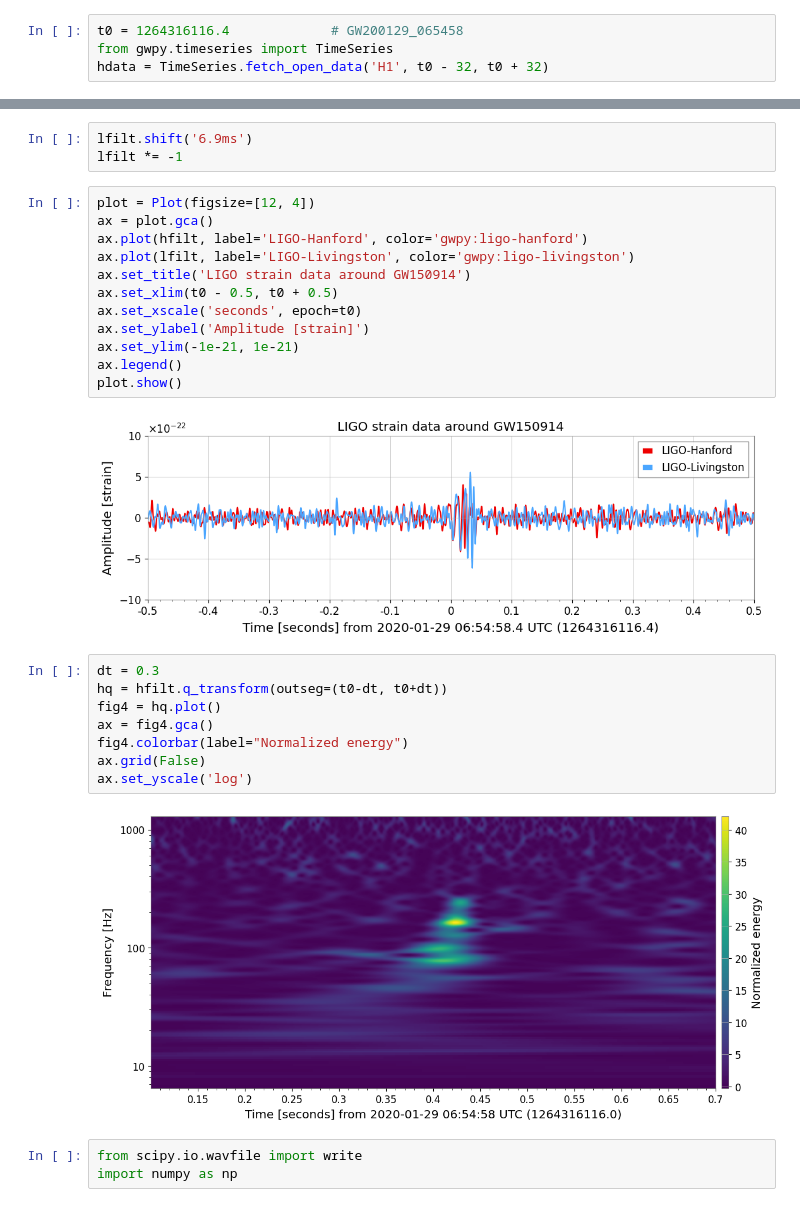
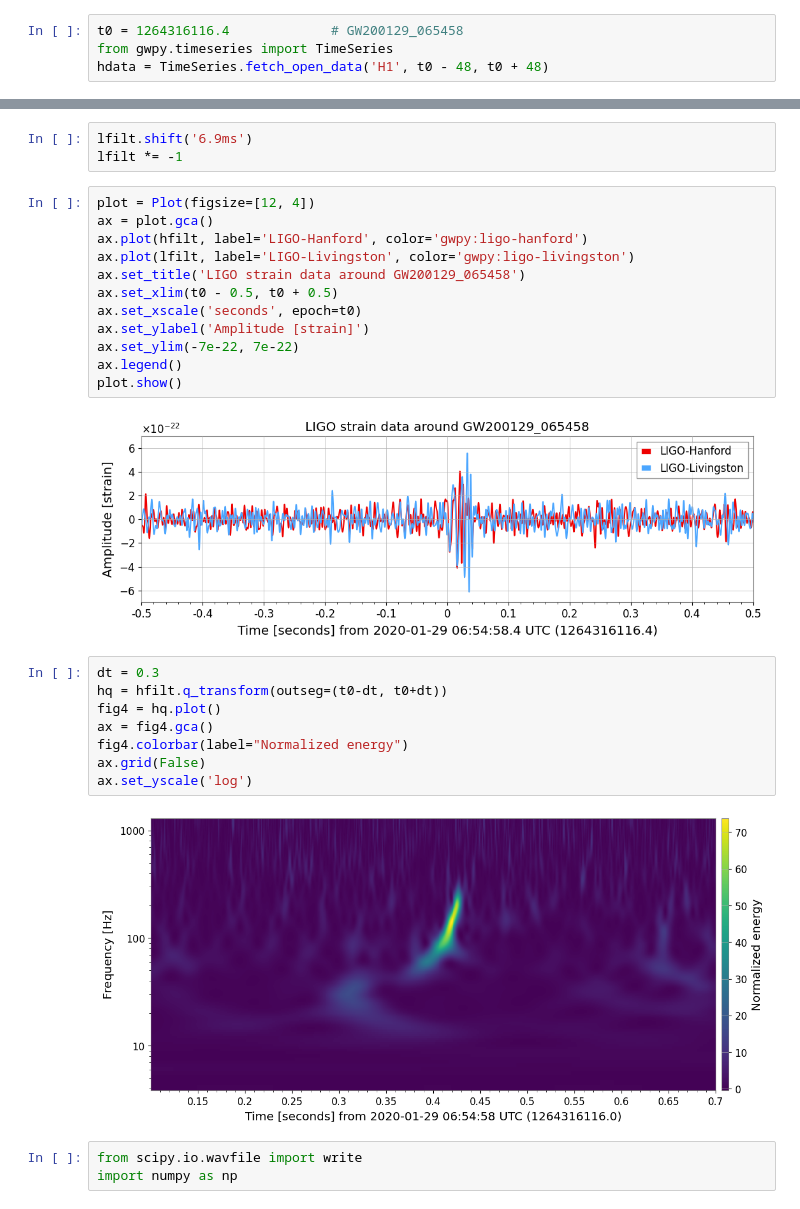
Before and after one commit to kAi3345/Astron, a Jupyter notebook: Untitled4.ipynb, the cells around one changed output, grey strips where cells are left out. Cells and saved outputs as stored; diff of their text form.

```diff
--- a/Untitled4.ipynb
+++ b/Untitled4.ipynb
@@ -23,7 +23,7 @@ Successfully installed dqsegdb2-1.2.1 gwdatafind-1.1.3 gwosc-0.7.1 gwpy-3.0.7 ig
 # %%
 t0 = 1264316116.4             # GW200129_065458
 from gwpy.timeseries import TimeSeries
-hdata = TimeSeries.fetch_open_data('H1', t0 - 32, t0 + 32)
+hdata = TimeSeries.fetch_open_data('H1', t0 - 48, t0 + 48)
 # %%
 import matplotlib.pyplot as plt
 
@@ -94,17 +94,17 @@ lfilt *= -1
 # %%
 plot = Plot(figsize=[12, 4])
 ax = plot.gca()
 ax.plot(hfilt, label='LIGO-Hanford', color='gwpy:ligo-hanford')
 ax.plot(lfilt, label='LIGO-Livingston', color='gwpy:ligo-livingston')
-ax.set_title('LIGO strain data around GW150914')
+ax.set_title('LIGO strain data around GW200129_065458')
 ax.set_xlim(t0 - 0.5, t0 + 0.5)
 ax.set_xscale('seconds', epoch=t0)
 ax.set_ylabel('Amplitude [strain]')
-ax.set_ylim(-1e-21, 1e-21)
+ax.set_ylim(-7e-22, 7e-22)
 ax.legend()
 plot.show()
 # %% [output]
-[figure, old version]
+[figure, new version]
 # %%
 dt = 0.3
 hq = hfilt.q_transform(outseg=(t0-dt, t0+dt))
@@ -114,7 +114,7 @@ fig4.colorbar(label="Normalized energy")
 ax.grid(False)
 ax.set_yscale('log')
 # %% [output]
-[figure, old version]
+[figure, new version]
 # %%
 from scipy.io.wavfile import write
 import numpy as np
```
Also changed, not shown: parts of 6 cells of this notebook.
